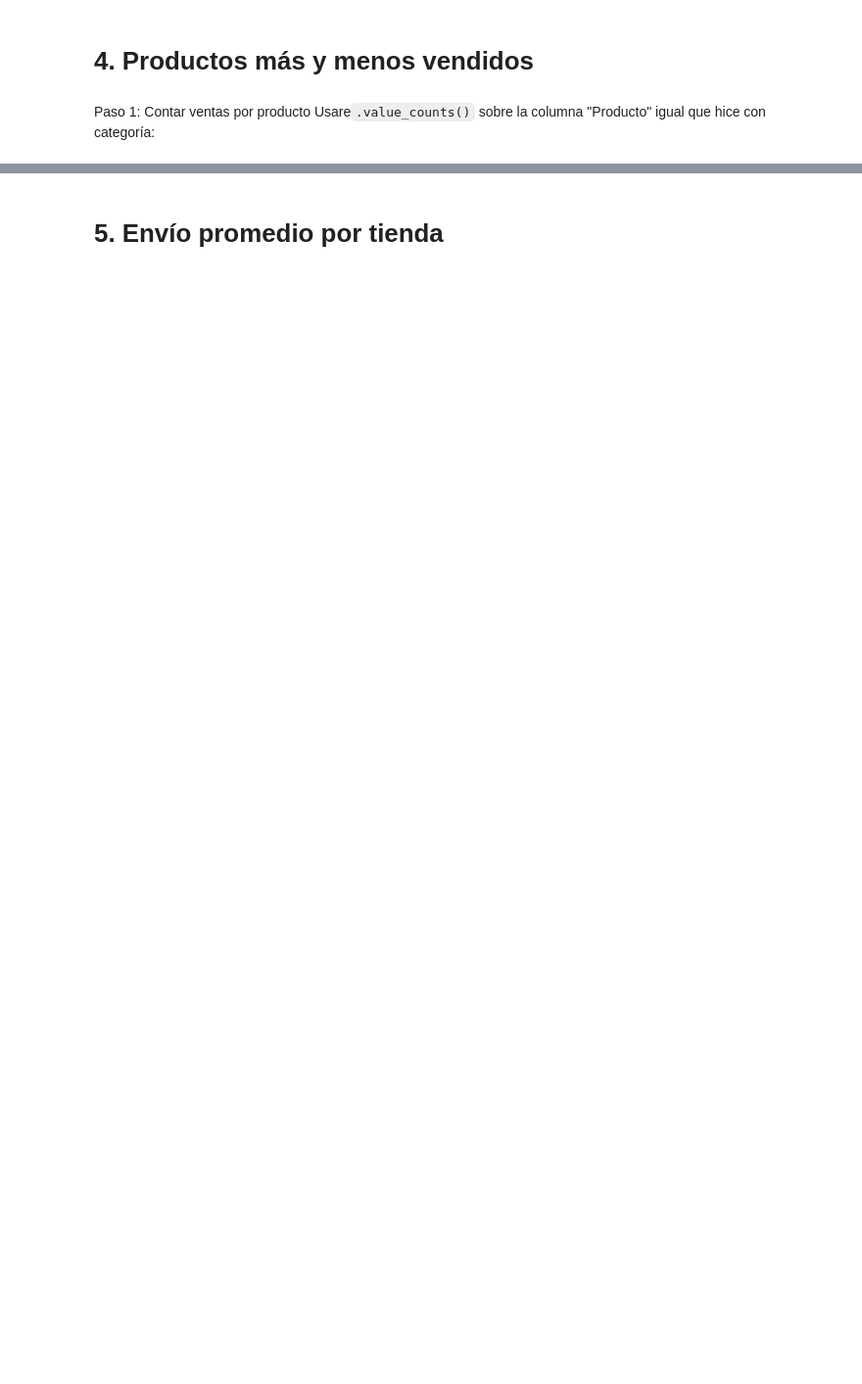
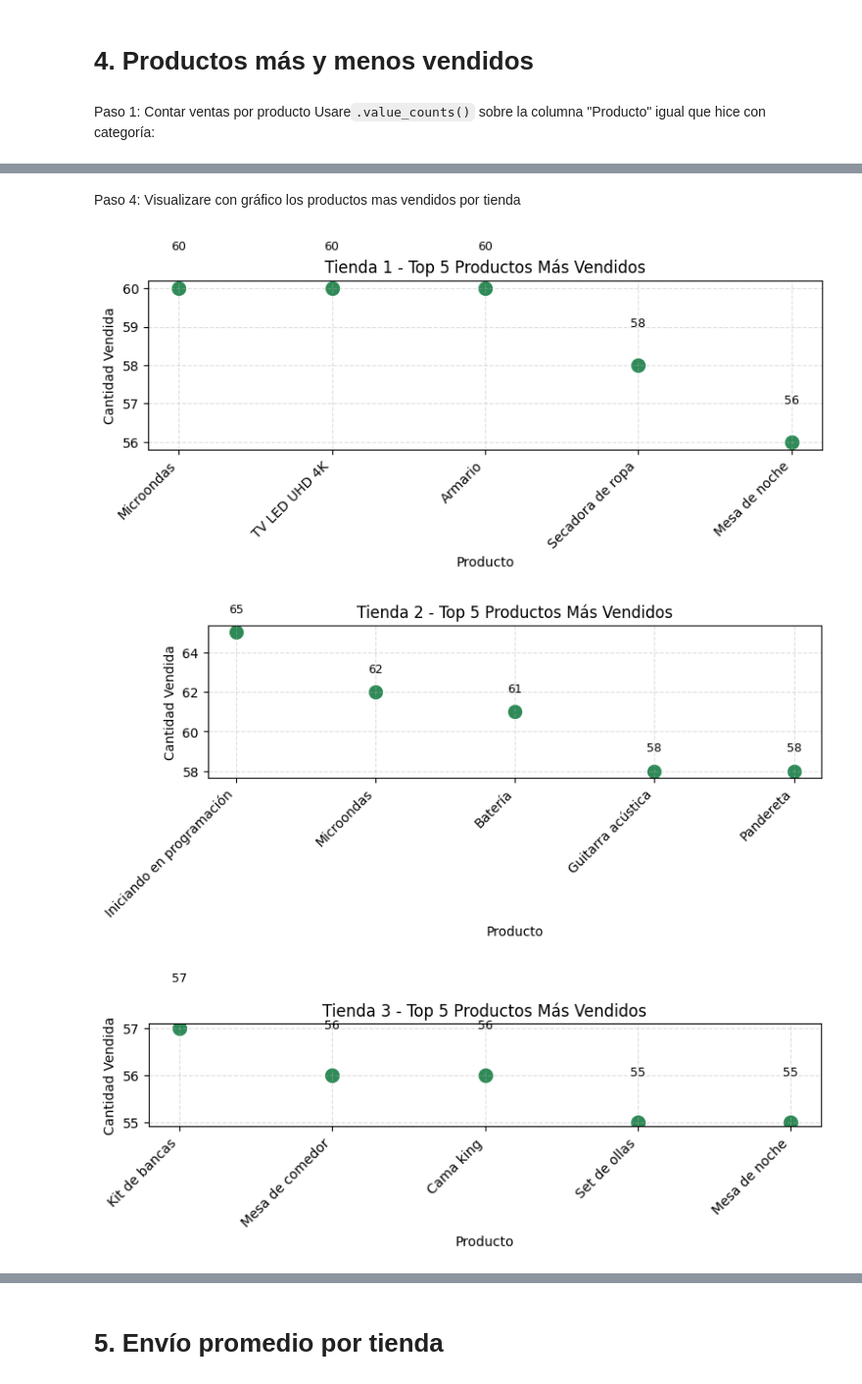
Before and after one commit to SCARLXRD-1/Challenge_Alura-_Store, a Jupyter notebook: AluraStoreLatam.ipynb, the cells around one changed output, grey strips where cells are left out. Shown at 98% size. Saved outputs shown, nothing was run; the diff lists cells and outputs as text; code cells hidden in the pictures; blank space fills up the shorter version.

```diff
--- a/AluraStoreLatam.ipynb
+++ b/AluraStoreLatam.ipynb
@@ -212,11 +193,6 @@ Usando `.idxmax()` y `.idxmin()` para obtener el nombre del producto, y `.max()
 # %%
-for i, tienda in enumerate(tiendas, start=1):
-    conteo_productos = tienda['Producto'].value_counts()
-
-    mas_vendido = conteo_productos.idxmax()
-    menos_vendido = conteo_productos.idxmin()
-
-    print(f"\n🏬 Tienda {i}:")
-    print(f"🔝 Más vendido: {mas_vendido} ({conteo_productos.max()} ventas)")
-    print(f"🔻 Menos vendido: {menos_vendido} ({conteo_productos.min()} venta{'s' if conteo_productos.min() > 1 else ''})")
+for i in range(len(tiendas)):
+    print(f"📦 Tienda {i+1}:")
+    print(f"  🔝 Producto más vendido: {productos_mas_vendidos[i]} ({cantidades_mas_vendidas[i]} ventas)")
+    print(f"  🔻 Producto menos vendido: {productos_menos_vendidos[i]} ({cantidades_menos_vendidas[i]} venta{'s' if cantidades_menos_vendidas[i] > 1 else ''})\n")
 # %% [output]
@@ -237,0 +214,23 @@ for i, tienda in enumerate(tiendas, start=1):
+# %% [markdown]
+Paso 4: Visualizare con gráfico los productos mas vendidos por tienda
+# %%
+for i, ventas in enumerate(ventas_por_producto, start=1):
+    top_5 = ventas.sort_values(ascending=False).head(5)
+
+    plt.figure(figsize=(8, 4))
+    plt.scatter(top_5.index, top_5.values, color='seagreen', s=100)
+
+    for j, valor in enumerate(top_5.values):
+        plt.text(top_5.index[j], valor + 1, str(valor), ha='center', fontsize=9)
+
+    plt.title(f'Tienda {i} - Top 5 Productos Más Vendidos')
+    plt.ylabel('Cantidad Vendida')
+    plt.xlabel('Producto')
+    plt.xticks(rotation=45, ha='right')
+    plt.grid(True, linestyle='--', alpha=0.4)
+    plt.tight_layout()
+    plt.show()
+# %% [output]
+[figure, added]
+[figure, added]
+[figure, added]
```
Also changed, not shown: parts of 29 cells of this notebook.
